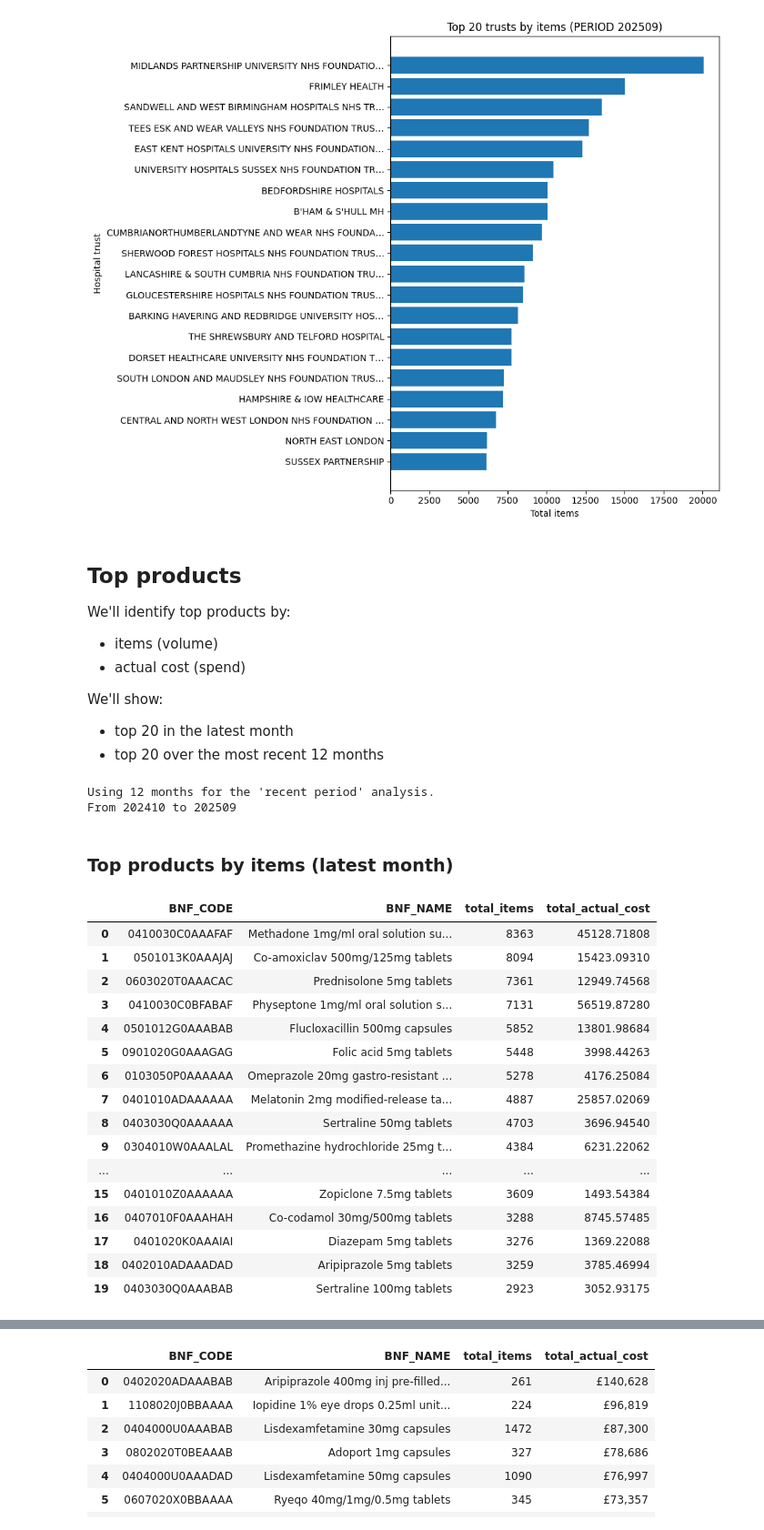
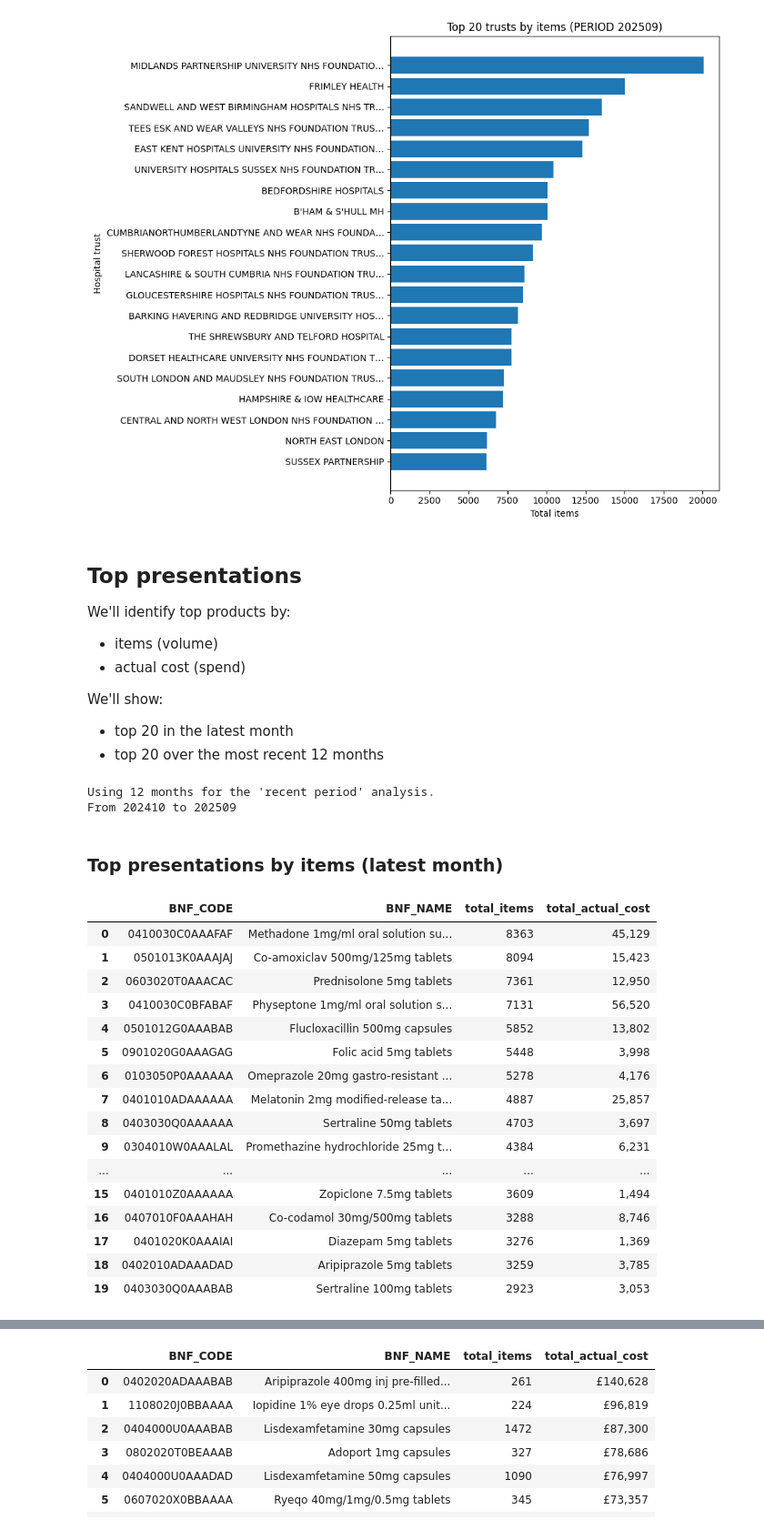
Before and after one commit to ebmdatalab/prescribing-notebooks, a Jupyter notebook: notebooks/hospital_community_rx_overview-v2.ipynb, the cells around one changed output, grey strips where cells are left out. Shown at 91% size. Drawn from its saved outputs; the diff is of its cells as text; code cells hidden in the pictures.

```diff
--- a/notebooks/hospital_community_rx_overview-v2.ipynb
+++ b/notebooks/hospital_community_rx_overview-v2.ipynb
@@ -436,7 +436,7 @@ Latest PERIOD in the table: 202509
 Top 20 trusts share of items in 202509: 40.1%
 [figure]
 # %% [markdown]
-## Top products
+## Top presentations
 
 We'll identify top products by:
 - items (volume)
@@ -458,43 +458,43 @@ period_list_sql = ", ".join(str(p) for p in latest_12_periods)
 Using 12 months for the 'recent period' analysis.
 From 202410 to 202509
 # %% [markdown]
-### Top products by items (latest month)
+### Top presentations by items (latest month)
 # %%
-sql_top_products_items_latest = f'''
+sql_top_presentations_items_latest = f'''
 SELECT
   BNF_CODE,
   ANY_VALUE(BNF_NAME) AS BNF_NAME,
   SUM(TOTAL_ITEMS) AS total_items,
   SUM(TOTAL_ACTUAL_COST) AS total_actual_cost
 FROM `{TABLE_ID}`
 WHERE PERIOD = {latest_period}
 GROUP BY BNF_CODE
 ORDER BY total_items DESC
 LIMIT 20
 '''
 
-df_top_products_items_latest = bq.cached_read(
-    sql_top_products_items_latest,
-    csv_path=os.path.join(CACHE_DIR, f"top_products_items_{latest_period}.csv"),
+df_top_presentations_items_latest = bq.cached_read(
+    sql_top_presentations_items_latest,
+    csv_path=os.path.join(CACHE_DIR, f"top_presentations_items_{latest_period}.csv"),
 )
 
-display(df_top_products_items_latest)
+display(df_top_presentations_items_latest)
 # %% [output]
 |  | BNF_CODE | BNF_NAME | total_items | total_actual_cost |
-| 0 | 0410030C0AAAFAF | Methadone 1mg/ml oral solution su... | 8363 | 45128.71808 |
-| 1 | 0501013K0AAAJAJ | Co-amoxiclav 500mg/125mg tablets | 8094 | 15423.09310 |
-| 2 | 0603020T0AAACAC | Prednisolone 5mg tablets | 7361 | 12949.74568 |
-| 3 | 0410030C0BFABAF | Physeptone 1mg/ml oral solution s... | 7131 | 56519.87280 |
-| 4 | 0501012G0AAABAB | Flucloxacillin 500mg capsules | 5852 | 13801.98684 |
-| 5 | 0901020G0AAAGAG | Folic acid 5mg tablets | 5448 | 3998.44263 |
-| 6 | 0103050P0AAAAAA | Omeprazole 20mg gastro-resistant ... | 5278 | 4176.25084 |
-| 7 | 0401010ADAAAAAA | Melatonin 2mg modified-release ta... | 4887 | 25857.02069 |
-| 8 | 0403030Q0AAAAAA | Sertraline 50mg tablets | 4703 | 3696.94540 |
-| 9 | 0304010W0AAALAL | Promethazine hydrochloride 25mg t... | 4384 | 6231.22062 |
+| 0 | 0410030C0AAAFAF | Methadone 1mg/ml oral solution su... | 8363 | 45,129 |
+| 1 | 0501013K0AAAJAJ | Co-amoxiclav 500mg/125mg tablets | 8094 | 15,423 |
+| 2 | 0603020T0AAACAC | Prednisolone 5mg tablets | 7361 | 12,950 |
+| 3 | 0410030C0BFABAF | Physeptone 1mg/ml oral solution s... | 7131 | 56,520 |
+| 4 | 0501012G0AAABAB | Flucloxacillin 500mg capsules | 5852 | 13,802 |
+| 5 | 0901020G0AAAGAG | Folic acid 5mg tablets | 5448 | 3,998 |
+| 6 | 0103050P0AAAAAA | Omeprazole 20mg gastro-resistant ... | 5278 | 4,176 |
+| 7 | 0401010ADAAAAAA | Melatonin 2mg modified-release ta... | 4887 | 25,857 |
+| 8 | 0403030Q0AAAAAA | Sertraline 50mg tablets | 4703 | 3,697 |
+| 9 | 0304010W0AAALAL | Promethazine hydrochloride 25mg t... | 4384 | 6,231 |
 | ... | ... | ... | ... | ... |
-| 15 | 0401010Z0AAAAAA | Zopiclone 7.5mg tablets | 3609 | 1493.54384 |
-| 16 | 0407010F0AAAHAH | Co-codamol 30mg/500mg tablets | 3288 | 8745.57485 |
-| 17 | 0401020K0AAAIAI | Diazepam 5mg tablets | 3276 | 1369.22088 |
-| 18 | 0402010ADAAADAD | Aripiprazole 5mg tablets | 3259 | 3785.46994 |
-| 19 | 0403030Q0AAABAB | Sertraline 100mg tablets | 2923 | 3052.93175 |
+| 15 | 0401010Z0AAAAAA | Zopiclone 7.5mg tablets | 3609 | 1,494 |
+| 16 | 0407010F0AAAHAH | Co-codamol 30mg/500mg tablets | 3288 | 8,746 |
+| 17 | 0401020K0AAAIAI | Diazepam 5mg tablets | 3276 | 1,369 |
+| 18 | 0402010ADAAADAD | Aripiprazole 5mg tablets | 3259 | 3,785 |
+| 19 | 0403030Q0AAABAB | Sertraline 100mg tablets | 2923 | 3,053 |
 # %% [markdown]
```
Also changed, not shown: parts of 9 cells of this notebook, 12 other files.
